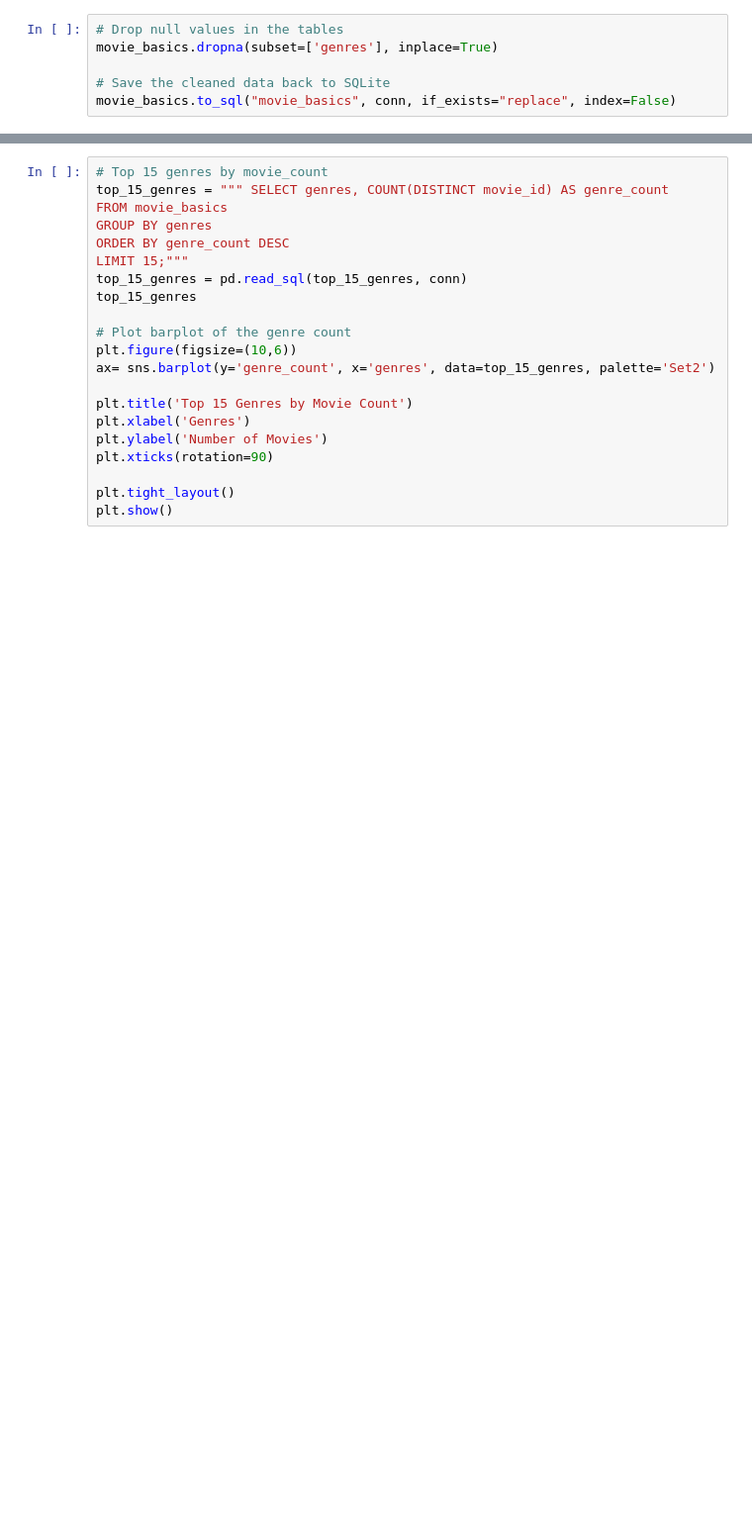
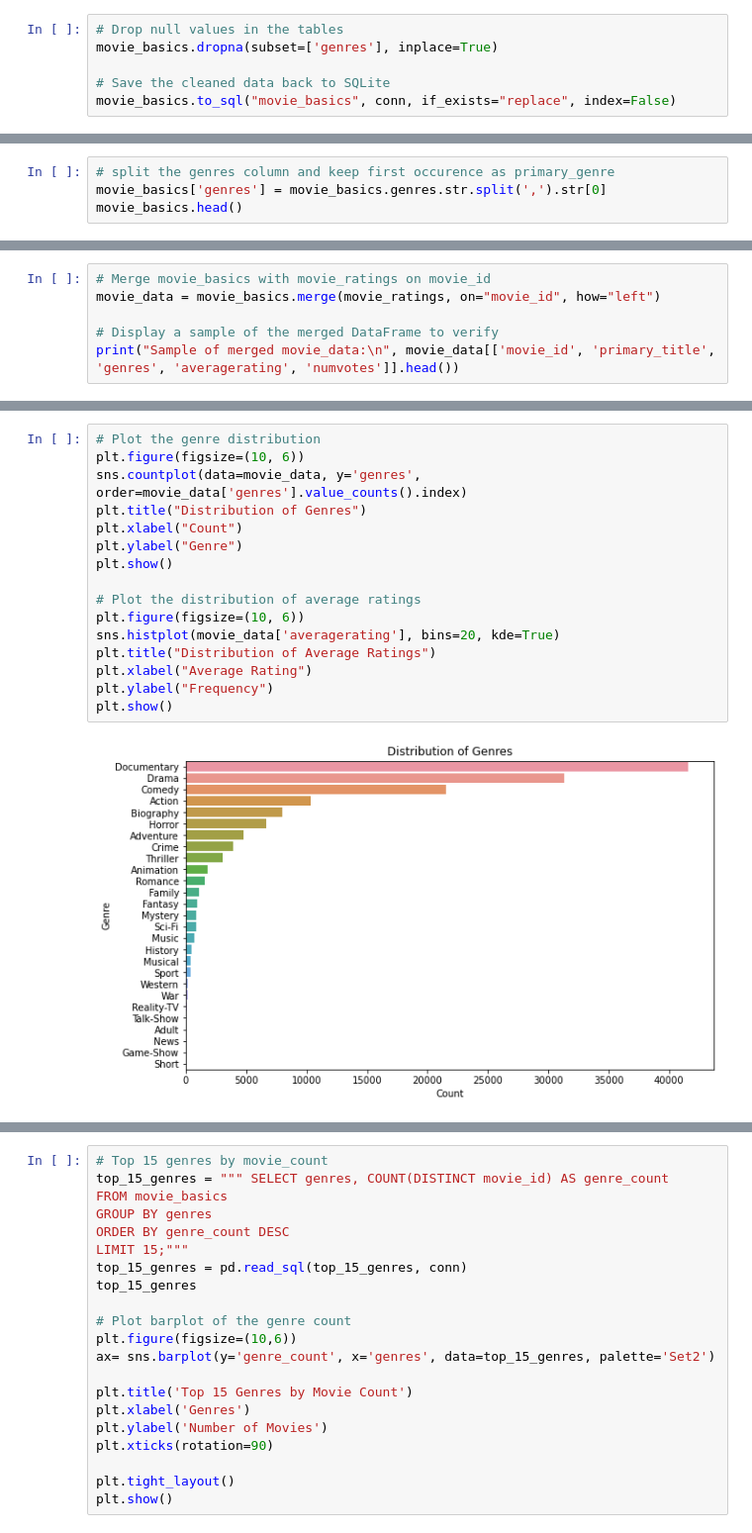
Before and after one commit to Otim135/group3-phase2-project, a Jupyter notebook: ipynbs/Studio_Genre_Strategy_Analysis.ipynb, the cells around one changed output, grey strips where cells are left out. Shown at 99% size. Saved outputs shown, nothing was run; the diff lists cells and outputs as text; blank space fills up the shorter version.

```diff
--- a/ipynbs/Studio_Genre_Strategy_Analysis.ipynb
+++ b/ipynbs/Studio_Genre_Strategy_Analysis.ipynb
@@ -371,0 +339,4 @@ plt.show()
+# %%
+# split the genres column and keep first occurence as primary_genre
+movie_basics['genres'] = movie_basics.genres.str.split(',').str[0]
+movie_basics.head()
@@ -371,0 +361,6 @@ plt.show()
+# %%
+# Merge movie_basics with movie_ratings on movie_id
+movie_data = movie_basics.merge(movie_ratings, on="movie_id", how="left")
+
+# Display a sample of the merged DataFrame to verify
+print("Sample of merged movie_data:\n", movie_data[['movie_id', 'primary_title', 'genres', 'averagerating', 'numvotes']].head())
@@ -371,0 +401,18 @@ plt.show()
+# %%
+# Plot the genre distribution
+plt.figure(figsize=(10, 6))
+sns.countplot(data=movie_data, y='genres', order=movie_data['genres'].value_counts().index)
+plt.title("Distribution of Genres")
+plt.xlabel("Count")
+plt.ylabel("Genre")
+plt.show()
+
+# Plot the distribution of average ratings
+plt.figure(figsize=(10, 6))
+sns.histplot(movie_data['averagerating'], bins=20, kde=True)
+plt.title("Distribution of Average Ratings")
+plt.xlabel("Average Rating")
+plt.ylabel("Frequency")
+plt.show()
+# %% [output]
+[figure, added]
```
Also changed, not shown: parts of 21 cells of this notebook, 1 other file.
